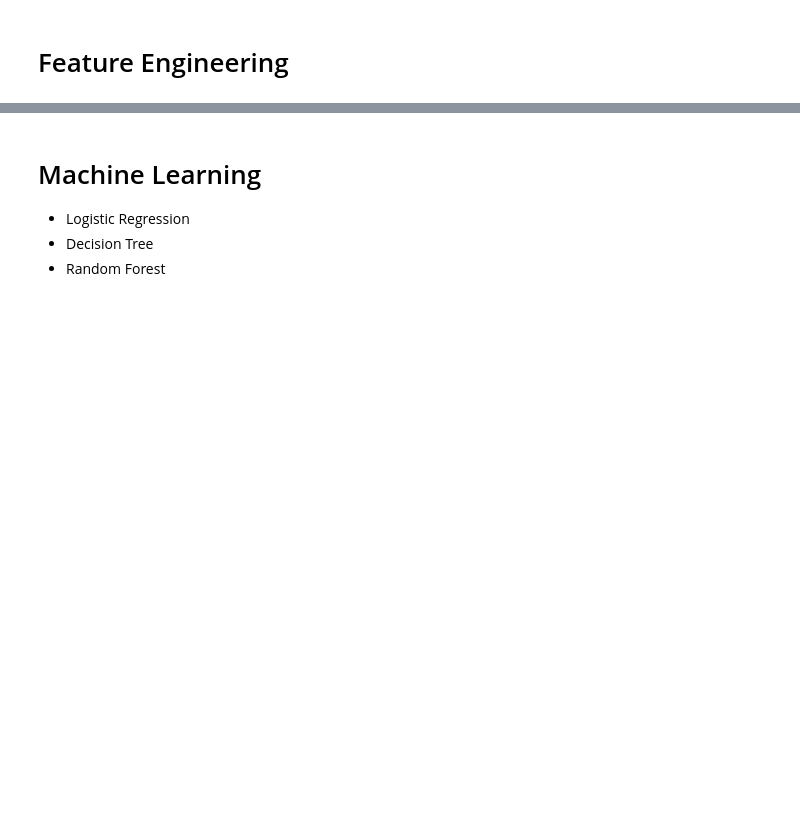
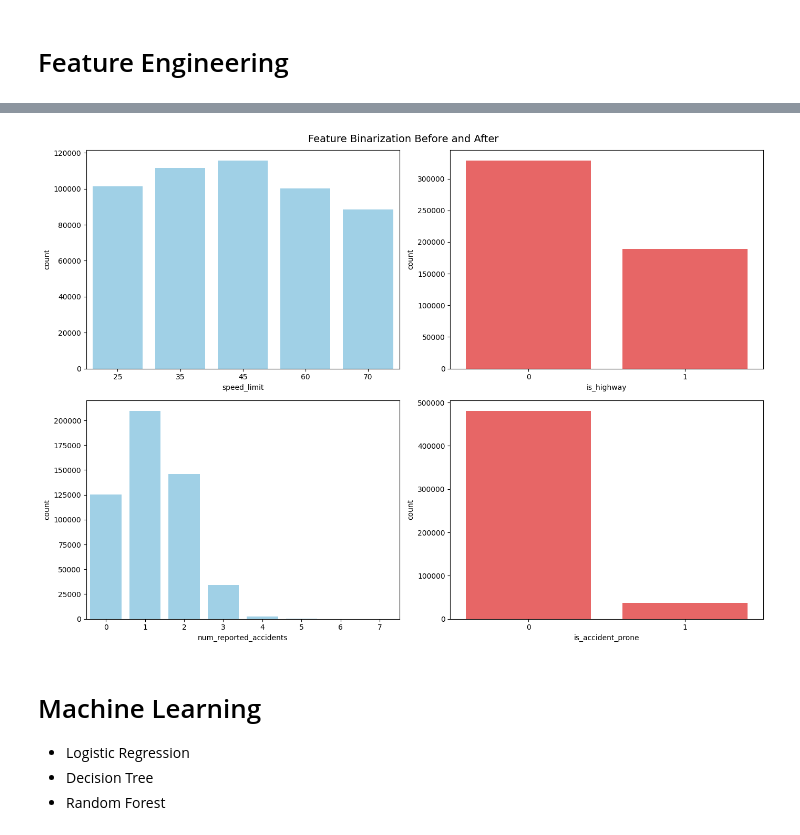
Before and after one commit to tanvirs26/Predicting-Road-Accident-Risk-Kaggle-Project, a Jupyter notebook: PredictingRoadAccidentRisk.ipynb, the cells around one changed output, grey strips where cells are left out. Saved outputs shown, nothing was run; the diff lists cells and outputs as text; code cells hidden in the pictures; blank space fills up the shorter version.

```diff
--- a/PredictingRoadAccidentRisk.ipynb
+++ b/PredictingRoadAccidentRisk.ipynb
@@ -596,3 +706,25 @@ X_test = test[feature_cols]
+# %%
+# Visualize the effect of binarization on speed_limit and num_reported_accidents
+
+fig, axes = plt.subplots(2, 2, figsize=(14, 10))
+
+# speed_limit before
+sns.countplot(data=train, x='speed_limit', color='#94D4F2', ax=axes[0, 0])
+
+# is_highway after
+sns.countplot(data=train, x='is_highway', color='#FC5151', ax=axes[0, 1])
+
+# num_reported_accidents before
+sns.countplot(data=train, x='num_reported_accidents', color='#94D4F2', ax=axes[1, 0])
+
+# is_accident_prone after
+sns.countplot(data=train, x='is_accident_prone', color='#FC5151', ax=axes[1, 1])
+
+plt.suptitle('Feature Binarization Before and After', fontsize=14)
+plt.tight_layout()
+plt.show()
+# %% [output]
+[figure, added]
 # %% [markdown]
 # Machine Learning
 - Logistic Regression
```
Also changed, not shown: parts of 29 cells of this notebook.
